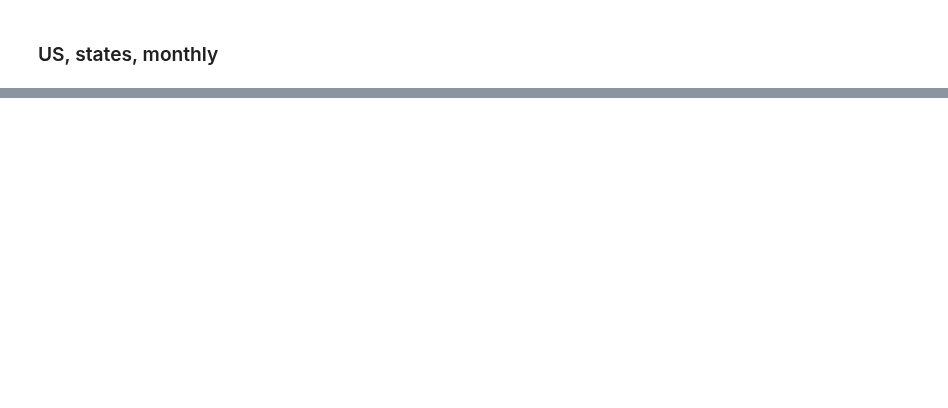
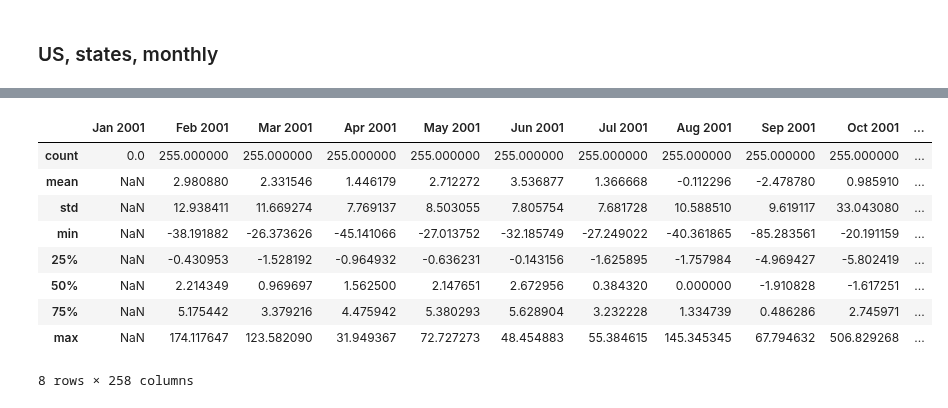
Before and after one commit to trangnv/electricity-prices, a Jupyter notebook: EDA.ipynb, the cells around one changed output, grey strips where cells are left out. Drawn from its saved outputs; the diff is of its cells as text; code cells hidden in the pictures; blank space fills up the shorter version.

```diff
--- a/EDA.ipynb
+++ b/EDA.ipynb
@@ -40,0 +32,3 @@ df.iloc[:10,:]
+# %%
+df = pd.read_csv("data/us/Average_retail_price_of_electricity_US_states_pct_change.csv")
+df.head()
@@ -40,0 +43,13 @@ df.iloc[:10,:]
+# %%
+df.describe()
+# %% [output]
+|  | Jan 2001 | Feb 2001 | Mar 2001 | Apr 2001 | May 2001 | Jun 2001 | Jul 2001 | Aug 2001 | Sep 2001 | Oct 2001 | ... |
+| count | 0.0 | 255.000000 | 255.000000 | 255.000000 | 255.000000 | 255.000000 | 255.000000 | 255.000000 | 255.000000 | 255.000000 | ... |
+| mean | NaN | 2.980880 | 2.331546 | 1.446179 | 2.712272 | 3.536877 | 1.366668 | -0.112296 | -2.478780 | 0.985910 | ... |
+| std | NaN | 12.938411 | 11.669274 | 7.769137 | 8.503055 | 7.805754 | 7.681728 | 10.588510 | 9.619117 | 33.043080 | ... |
+| min | NaN | -38.191882 | -26.373626 | -45.141066 | -27.013752 | -32.185749 | -27.249022 | -40.361865 | -85.283561 | -20.191159 | ... |
+| 25% | NaN | -0.430953 | -1.528192 | -0.964932 | -0.636231 | -0.143156 | -1.625895 | -1.757984 | -4.969427 | -5.802419 | ... |
+| 50% | NaN | 2.214349 | 0.969697 | 1.562500 | 2.147651 | 2.672956 | 0.384320 | 0.000000 | -1.910828 | -1.617251 | ... |
+| 75% | NaN | 5.175442 | 3.379216 | 4.475942 | 5.380293 | 5.628904 | 3.232228 | 1.334739 | 0.486286 | 2.745971 | ... |
+| max | NaN | 174.117647 | 123.582090 | 31.949367 | 72.727273 | 48.454883 | 55.384615 | 145.345345 | 67.794632 | 506.829268 | ... |
+8 rows × 258 columns
```
Also changed, not shown: parts of 5 cells of this notebook, 2 other files.
